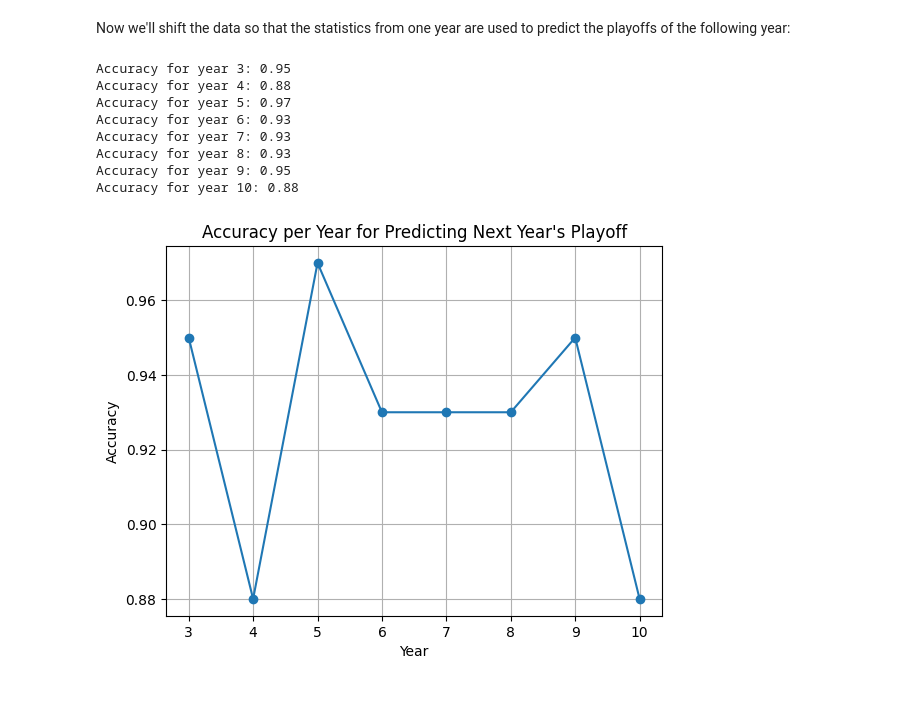
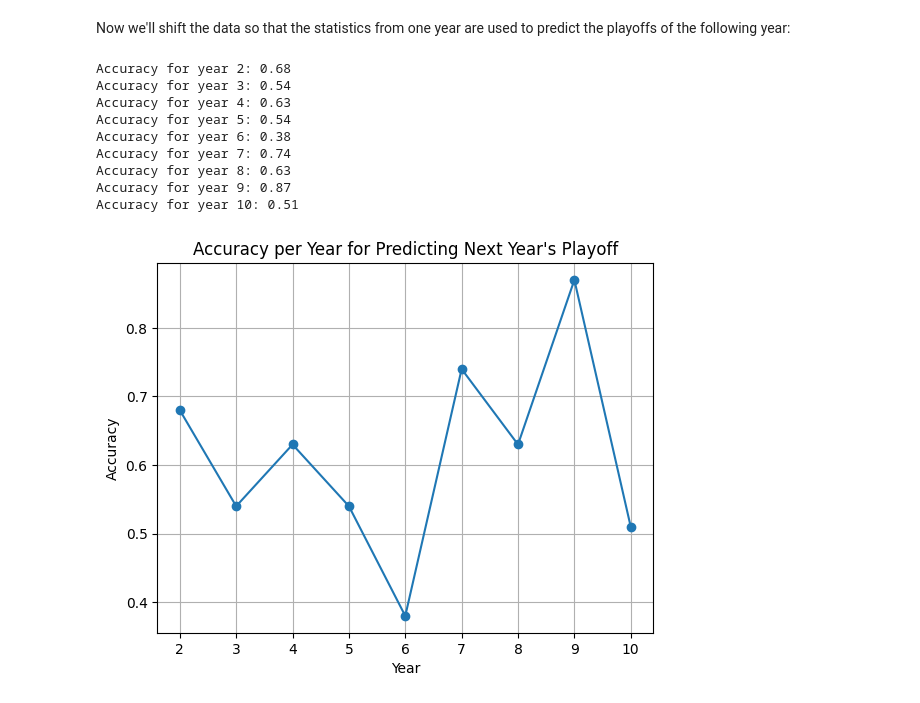
Before and after one commit to P1ntas/Machine-Learning, a Jupyter notebook: notebook.ipynb, the cells around one changed output. Saved outputs shown, nothing was run; the diff lists cells and outputs as text; code cells hidden in the pictures.

Commit message:
Working on shift

```diff
--- a/notebook.ipynb
+++ b/notebook.ipynb
@@ -339,49 +402,47 @@ Accuracy:  0.95
 # %% [markdown]
 Now we'll shift the data so that the statistics from one year are used to predict the playoffs of the following year:
 # %%
-def run_model_shift():
-    accuracy_list = []
+data1 = pd.get_dummies(data, columns=["tmID"])
+accuracy_list = []
+years = data1['year'].unique()
+years.sort()
 
-    for year in range(3, 11):
-        current_year_data = data[data['year'] == year]
-        previous_years_data = data[data['year'] < year]
+for i in range(1, len(years)):
+    train_years = years[:i]
+    test_year = years[i]
 
-        current_year_data = current_year_data.copy()
+    train = data1[data1['year'].isin(train_years)]
+    test = data1[data1['year'] == test_year]
 
-        current_year_data['playoff'] = current_year_data['playoff'].shift(-1)
+    X_train = train.drop(columns=["playoff"])
+    Y_train = train['playoff']
+    X_test = test.drop(columns=["playoff"])
+    Y_test = test['playoff']
 
-        X = previous_years_data.drop(columns=["playoff"])
-        X = pd.get_dummies(X, columns=["tmID"])
+    model = DecisionTreeClassifier(random_state=42)
 
-        Y = previous_years_data["playoff"]
+    model.fit(X_train, Y_train)
 
-        X_train, X_test, Y_train, Y_test = train_test_split(X, Y, test_size=0.7, random_state=42)
+    predictions = model.predict(X_test)
 
-        model = DecisionTreeClassifier(random_state=42)
+    accuracy = round(accuracy_score(Y_test, predictions), 2)
+    print("Accuracy for year {}: {}".format(i + 1, accuracy))
+    accuracy_list.append(accuracy)
 
-        model.fit(X_train, Y_train)
-
-        predictions = model.predict(X_test)
-
-        accuracy = round(accuracy_score(Y_test, predictions), 2)
-        print("Accuracy for year {}: {}".format(year, accuracy))
-        accuracy_list.append(accuracy)
-
-    plt.plot(list(range(3, 11)), accuracy_list, marker='o', linestyle='-')
-    plt.xlabel("Year")
-    plt.ylabel("Accuracy")
-    plt.title("Accuracy per Year for Predicting Next Year's Playoff")
-    plt.grid(True)
-    plt.show()
-
-run_model_shift()
+plt.plot(list(range(2, len(years) + 1)), accuracy_list, marker='o', linestyle='-')
+plt.xlabel("Year")
+plt.ylabel("Accuracy")
+plt.title("Accuracy per Year for Predicting Next Year's Playoff")
+plt.grid(True)
+plt.show()
 # %% [output]
-Accuracy for year 3: 0.95
-Accuracy for year 4: 0.88
-Accuracy for year 5: 0.97
-Accuracy for year 6: 0.93
-Accuracy for year 7: 0.93
-Accuracy for year 8: 0.93
-Accuracy for year 9: 0.95
-Accuracy for year 10: 0.88
+Accuracy for year 2: 0.68
+Accuracy for year 3: 0.54
+Accuracy for year 4: 0.63
+Accuracy for year 5: 0.54
+Accuracy for year 6: 0.38
+Accuracy for year 7: 0.74
+Accuracy for year 8: 0.63
+Accuracy for year 9: 0.87
+Accuracy for year 10: 0.51
-[figure, old version]
+[figure, new version]
```
Also changed, not shown: parts of 5 cells of this notebook.
